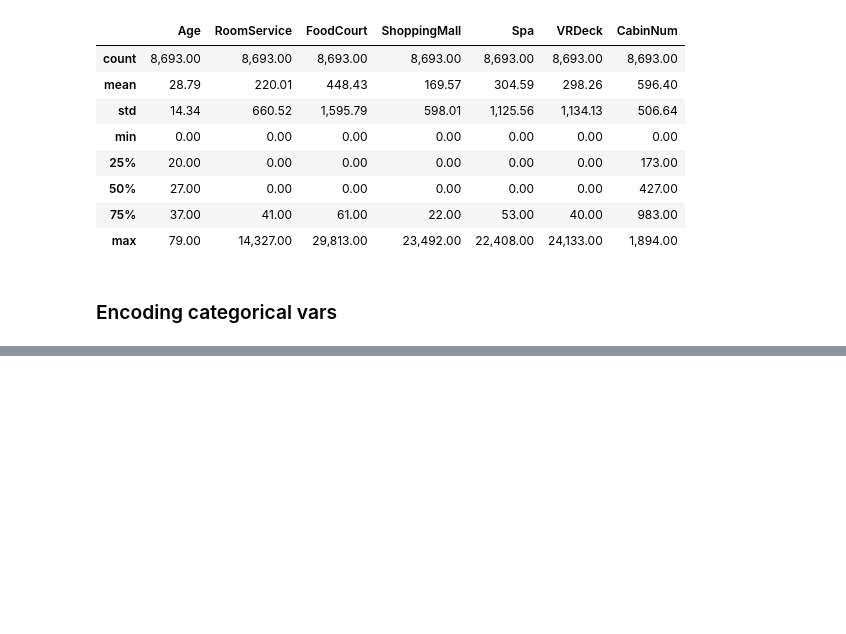
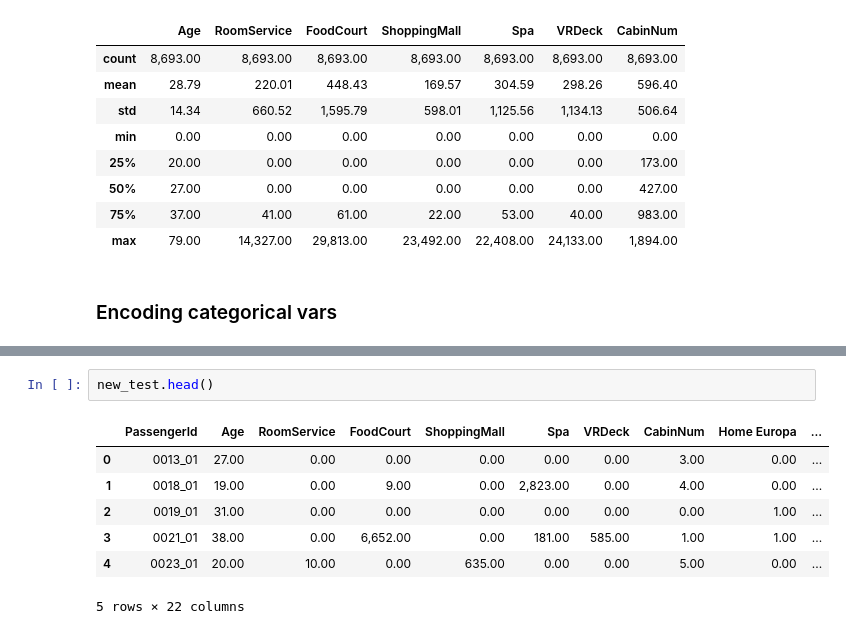
Before and after one commit to pirosbogar/spaceship-titanic, a Jupyter notebook: Spaceship_titanic.ipynb, the cells around one changed output, grey strips where cells are left out. Saved outputs shown, nothing was run; the diff lists cells and outputs as text; blank space fills up the shorter version.

```diff
--- a/Spaceship_titanic.ipynb
+++ b/Spaceship_titanic.ipynb
@@ -346,0 +374,10 @@ train.head()
+# %%
+new_test.head()
+# %% [output]
+|  | PassengerId | Age | RoomService | FoodCourt | ShoppingMall | Spa | VRDeck | CabinNum | Home Europa | ... |
+| 0 | 0013_01 | 27.00 | 0.00 | 0.00 | 0.00 | 0.00 | 0.00 | 3.00 | 0.00 | ... |
+| 1 | 0018_01 | 19.00 | 0.00 | 9.00 | 0.00 | 2,823.00 | 0.00 | 4.00 | 0.00 | ... |
+| 2 | 0019_01 | 31.00 | 0.00 | 0.00 | 0.00 | 0.00 | 0.00 | 0.00 | 1.00 | ... |
+| 3 | 0021_01 | 38.00 | 0.00 | 6,652.00 | 0.00 | 181.00 | 585.00 | 1.00 | 1.00 | ... |
+| 4 | 0023_01 | 20.00 | 10.00 | 0.00 | 635.00 | 0.00 | 0.00 | 5.00 | 0.00 | ... |
+5 rows × 22 columns
```
Also changed, not shown: parts of 24 cells of this notebook, 1 other file.
